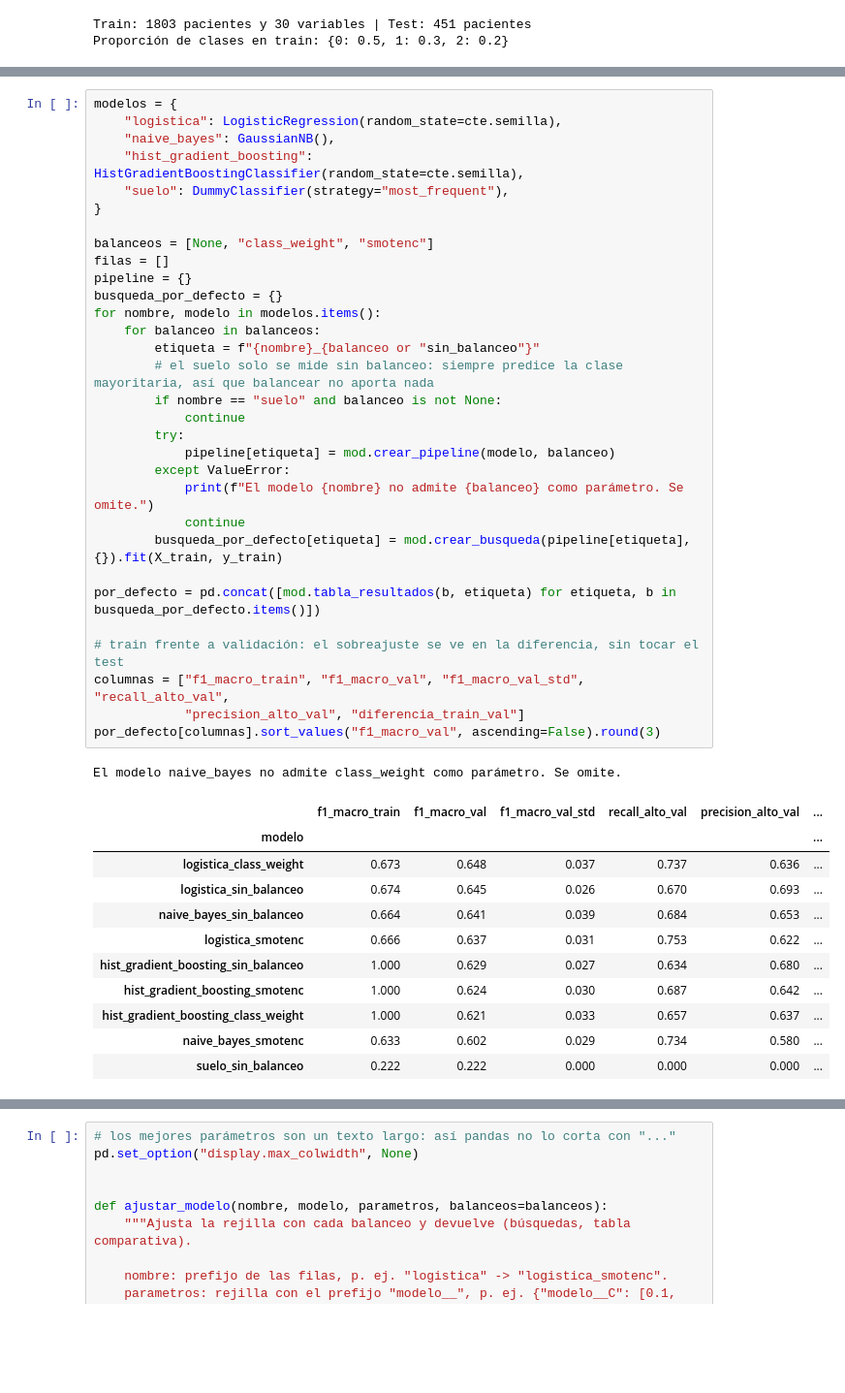
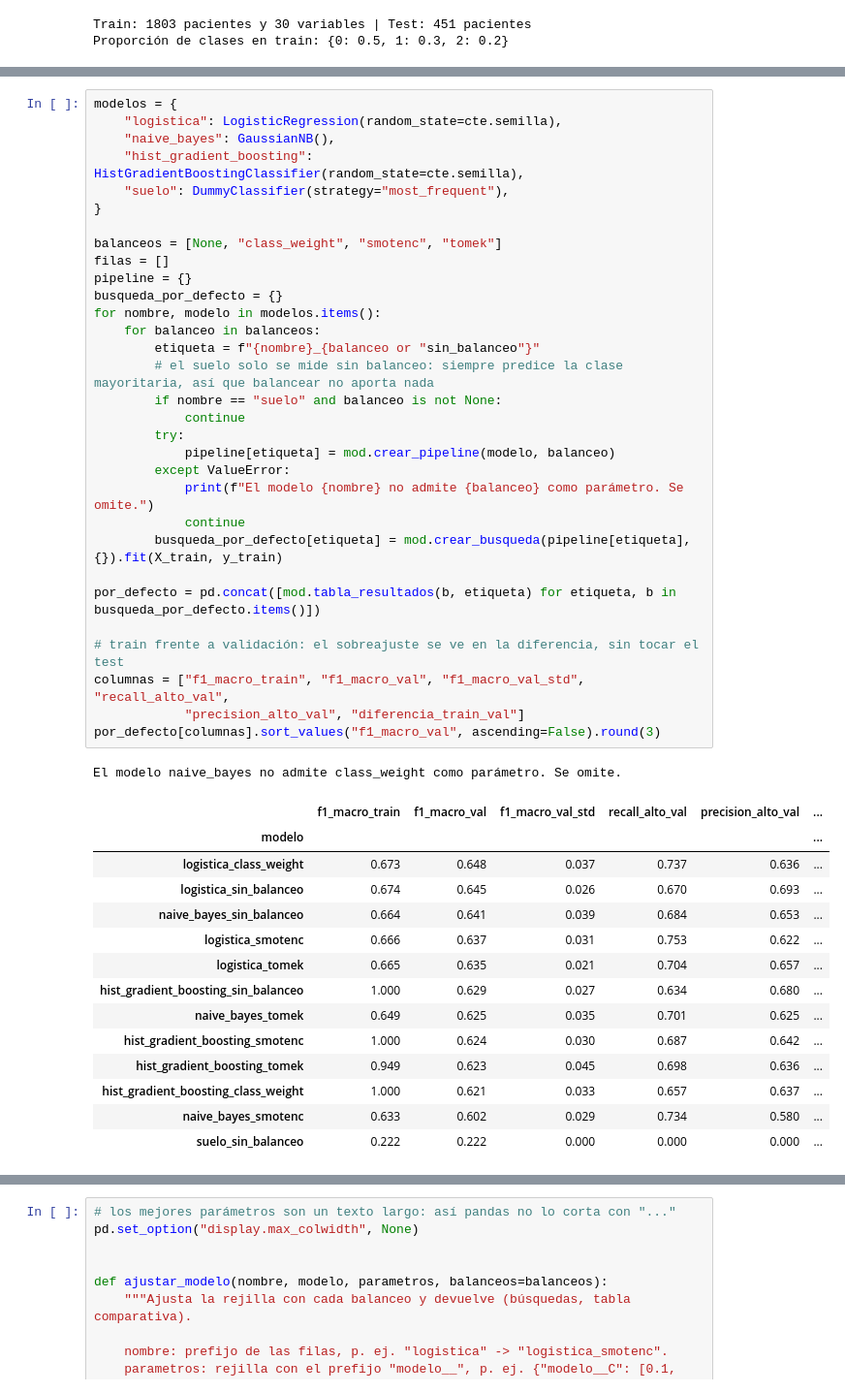
Before and after one commit to enzocastrozn/machine_learning, a Jupyter notebook: src/modelos_pablo.ipynb, the cells around one changed output, grey strips where cells are left out. Shown at 97% size. Drawn from its saved outputs; the diff is of its cells as text; blank space fills up the shorter version.

Commit message:
AÑADIR Tomek a mis modelos y tablas de preprocesamientos

```diff
--- a/src/modelos_pablo.ipynb
+++ b/src/modelos_pablo.ipynb
@@ -44,39 +44,42 @@ modelos = {
     "suelo": DummyClassifier(strategy="most_frequent"),
 }
 
-balanceos = [None, "class_weight", "smotenc"]
+balanceos = [None, "class_weight", "smotenc", "tomek"]
 filas = []
 pipeline = {}
 busqueda_por_defecto = {}
 for nombre, modelo in modelos.items():
     for balanceo in balanceos:
         etiqueta = f"{nombre}_{balanceo or "sin_balanceo"}"
         # el suelo solo se mide sin balanceo: siempre predice la clase mayoritaria, así que balancear no aporta nada
         if nombre == "suelo" and balanceo is not None:
             continue
         try:
             pipeline[etiqueta] = mod.crear_pipeline(modelo, balanceo)
         except ValueError:
             print(f"El modelo {nombre} no admite {balanceo} como parámetro. Se omite.")
             continue
         busqueda_por_defecto[etiqueta] = mod.crear_busqueda(pipeline[etiqueta], {}).fit(X_train, y_train)
 
 por_defecto = pd.concat([mod.tabla_resultados(b, etiqueta) for etiqueta, b in busqueda_por_defecto.items()])
 
 # train frente a validación: el sobreajuste se ve en la diferencia, sin tocar el test
 columnas = ["f1_macro_train", "f1_macro_val", "f1_macro_val_std", "recall_alto_val",
             "precision_alto_val", "diferencia_train_val"]
 por_defecto[columnas].sort_values("f1_macro_val", ascending=False).round(3)
 # %% [output]
 El modelo naive_bayes no admite class_weight como parámetro. Se omite.
 |  | f1_macro_train | f1_macro_val | f1_macro_val_std | recall_alto_val | precision_alto_val | ... |
 | modelo |  |  |  |  |  | ... |
 | logistica_class_weight | 0.673 | 0.648 | 0.037 | 0.737 | 0.636 | ... |
 | logistica_sin_balanceo | 0.674 | 0.645 | 0.026 | 0.670 | 0.693 | ... |
 | naive_bayes_sin_balanceo | 0.664 | 0.641 | 0.039 | 0.684 | 0.653 | ... |
 | logistica_smotenc | 0.666 | 0.637 | 0.031 | 0.753 | 0.622 | ... |
+| logistica_tomek | 0.665 | 0.635 | 0.021 | 0.704 | 0.657 | ... |
 | hist_gradient_boosting_sin_balanceo | 1.000 | 0.629 | 0.027 | 0.634 | 0.680 | ... |
+| naive_bayes_tomek | 0.649 | 0.625 | 0.035 | 0.701 | 0.625 | ... |
 | hist_gradient_boosting_smotenc | 1.000 | 0.624 | 0.030 | 0.687 | 0.642 | ... |
+| hist_gradient_boosting_tomek | 0.949 | 0.623 | 0.045 | 0.698 | 0.636 | ... |
 | hist_gradient_boosting_class_weight | 1.000 | 0.621 | 0.033 | 0.657 | 0.637 | ... |
 | naive_bayes_smotenc | 0.633 | 0.602 | 0.029 | 0.734 | 0.580 | ... |
 | suelo_sin_balanceo | 0.222 | 0.222 | 0.000 | 0.000 | 0.000 | ... |
```
Also changed, not shown: parts of 27 cells of this notebook, 3 other files.
